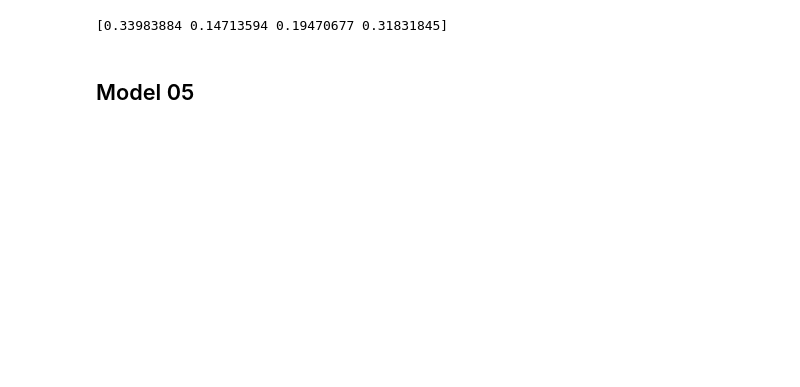
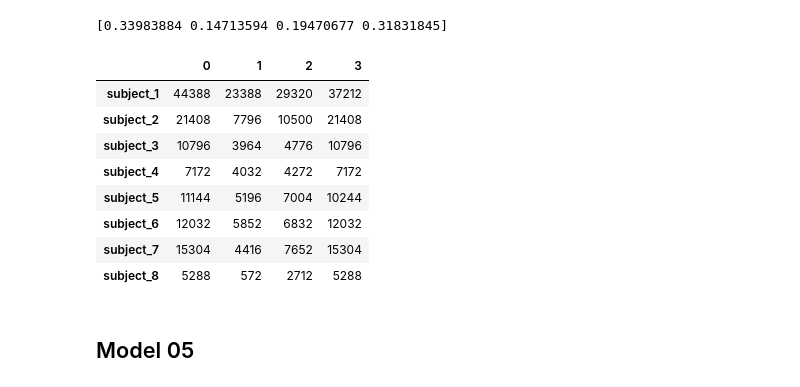
Before and after one commit to tomas19/ECE542_NCSU_projC, a Jupyter notebook: model06.ipynb, the cells around one changed output. Saved outputs shown, nothing was run; the diff lists cells and outputs as text; code cells hidden in the pictures; blank space fills up the shorter version.

```diff
--- a/model06.ipynb
+++ b/model06.ipynb
@@ -123,6 +123,18 @@ weights_bal = (dfsum_bal.sum()/dfsum_bal.sum().sum()).values
 print(weights_bal)
 # %% [output]
 [0.33983884 0.14713594 0.19470677 0.31831845]
+# %%
+dfsum_bal
+# %% [output]
+|  | 0 | 1 | 2 | 3 |
+| subject_1 | 44388 | 23388 | 29320 | 37212 |
+| subject_2 | 21408 | 7796 | 10500 | 21408 |
+| subject_3 | 10796 | 3964 | 4776 | 10796 |
+| subject_4 | 7172 | 4032 | 4272 | 7172 |
+| subject_5 | 11144 | 5196 | 7004 | 10244 |
+| subject_6 | 12032 | 5852 | 6832 | 12032 |
+| subject_7 | 15304 | 4416 | 7652 | 15304 |
+| subject_8 | 5288 | 572 | 2712 | 5288 |
 # %% [markdown]
 ## Model 05
 # %%
```
Also changed, not shown: parts of 2 cells of this notebook.
